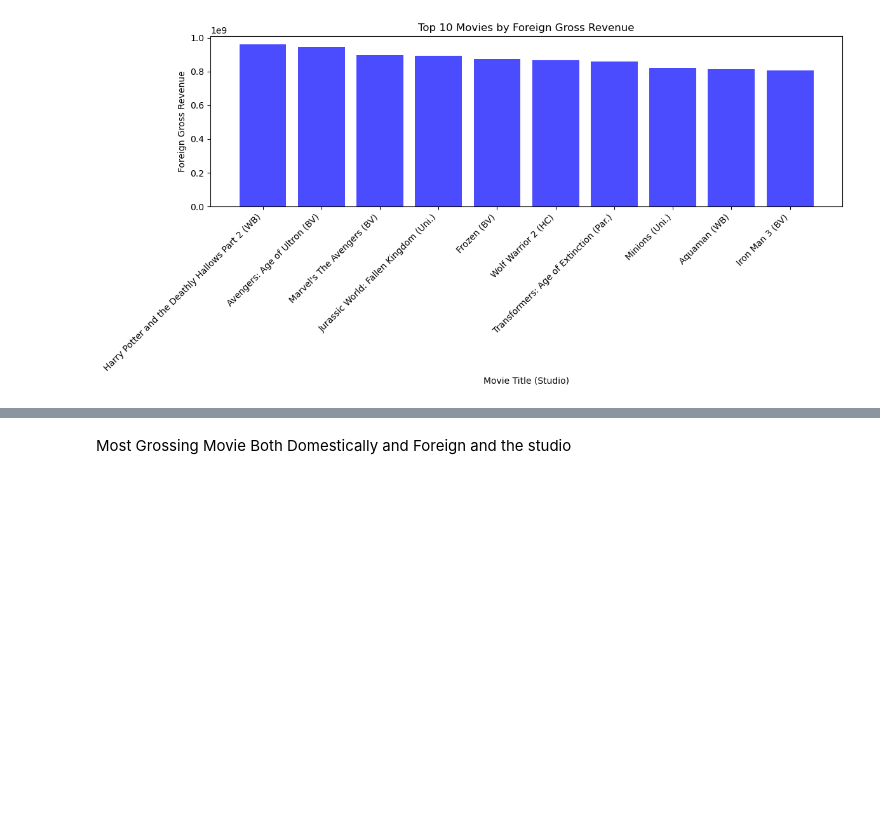
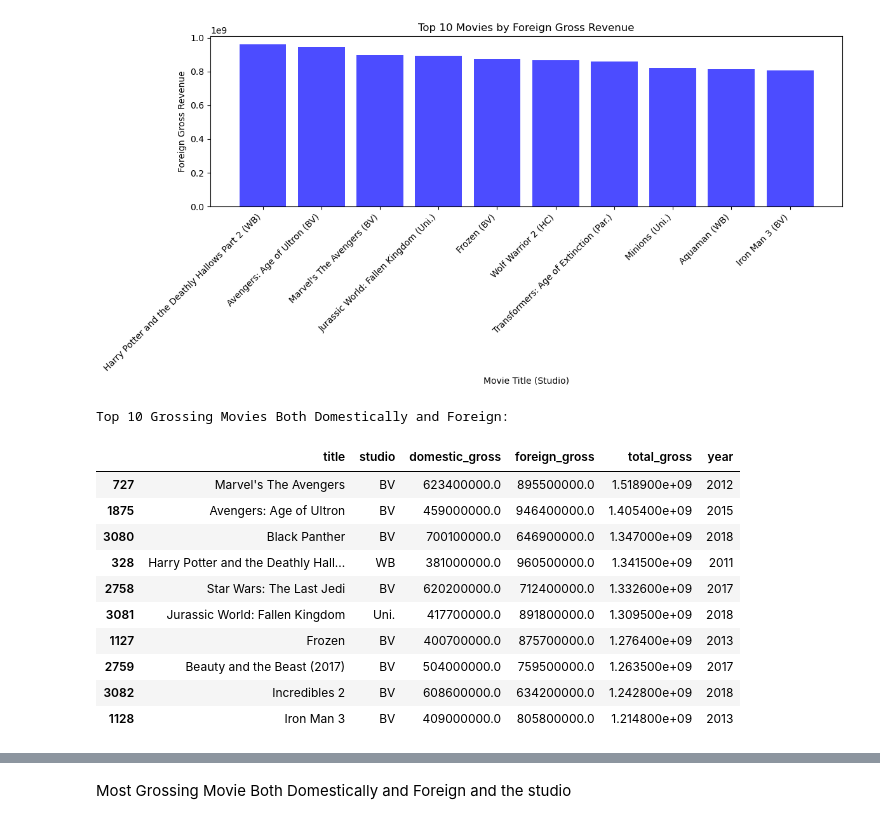
Before and after one commit to Jodhiamboapiyo/Investment-Insights-for-Microsoft-A-Comprehensive-Analysis-of-the-Movie-Studio-Market, a Jupyter notebook: student.ipynb, the cells around one changed output, grey strips where cells are left out. Cells and saved outputs as stored; diff of their text form; code cells hidden in the pictures; blank space fills up the shorter version.

```diff
--- a/student.ipynb
+++ b/student.ipynb
@@ -260,3 +260,25 @@ plt.tight_layout()
 plt.show()
 # %% [output]
 [figure]
+# %%
+# Selecting the top 10 rows, which represent the most grossing movies both domestically and foreign
+top_10_grossing_movies = df_sorted_total_gross.head(10)
+
+# Printing the top 10 grossing movies
+result_df = top_10_grossing_movies[['title', 'studio', 'domestic_gross', 'foreign_gross', 'total_gross', 'year']]
+print("Top 10 Grossing Movies Both Domestically and Foreign:")
+
+result_df
+# %% [output]
+Top 10 Grossing Movies Both Domestically and Foreign:
+|  | title | studio | domestic_gross | foreign_gross | total_gross | year |
+| 727 | Marvel's The Avengers | BV | 623400000.0 | 895500000.0 | 1.518900e+09 | 2012 |
+| 1875 | Avengers: Age of Ultron | BV | 459000000.0 | 946400000.0 | 1.405400e+09 | 2015 |
+| 3080 | Black Panther | BV | 700100000.0 | 646900000.0 | 1.347000e+09 | 2018 |
+| 328 | Harry Potter and the Deathly Hall... | WB | 381000000.0 | 960500000.0 | 1.341500e+09 | 2011 |
+| 2758 | Star Wars: The Last Jedi | BV | 620200000.0 | 712400000.0 | 1.332600e+09 | 2017 |
+| 3081 | Jurassic World: Fallen Kingdom | Uni. | 417700000.0 | 891800000.0 | 1.309500e+09 | 2018 |
+| 1127 | Frozen | BV | 400700000.0 | 875700000.0 | 1.276400e+09 | 2013 |
+| 2759 | Beauty and the Beast (2017) | BV | 504000000.0 | 759500000.0 | 1.263500e+09 | 2017 |
+| 3082 | Incredibles 2 | BV | 608600000.0 | 634200000.0 | 1.242800e+09 | 2018 |
+| 1128 | Iron Man 3 | BV | 409000000.0 | 805800000.0 | 1.214800e+09 | 2013 |
```
Also changed, not shown: parts of 4 cells of this notebook.
